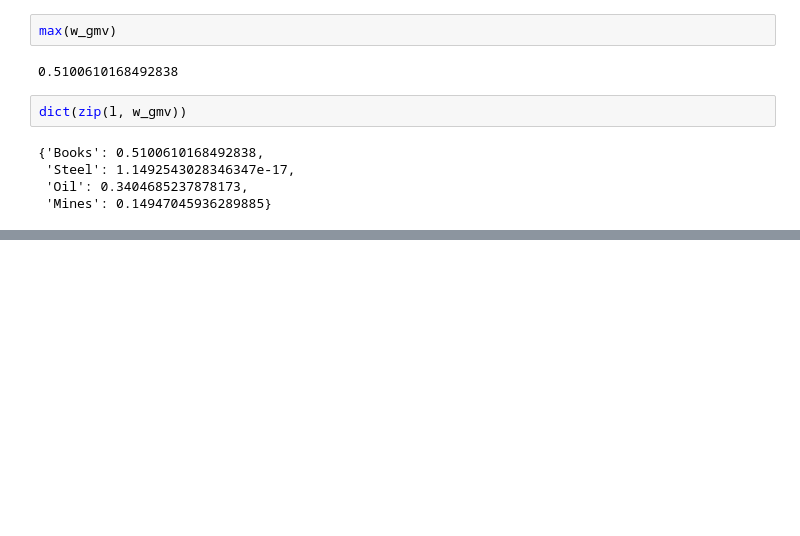
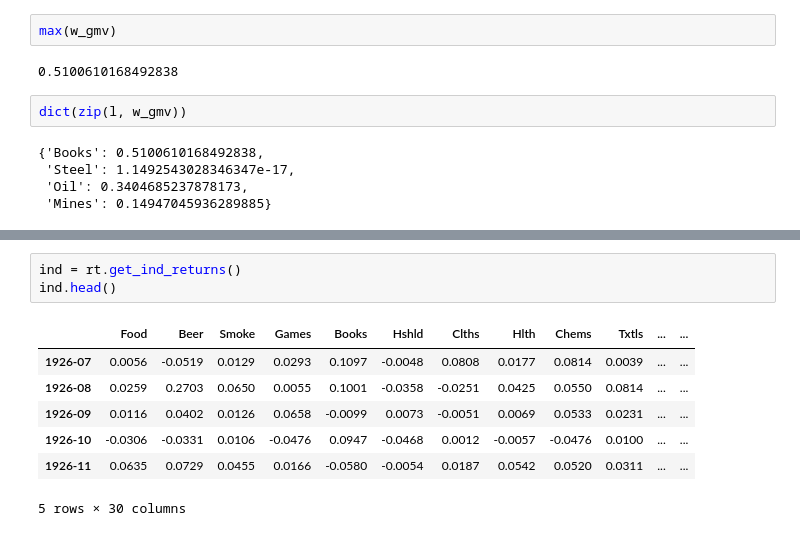
Before and after one commit to igoandrade/portfolio-construction-python, a Jupyter notebook: intro-course/week-2/mod2_graded_quiz.ipynb, the cells around one changed output, grey strips where cells are left out. Drawn from its saved outputs; the diff is of its cells as text; blank space fills up the shorter version.

```diff
--- a/intro-course/week-2/mod2_graded_quiz.ipynb
+++ b/intro-course/week-2/mod2_graded_quiz.ipynb
@@ -134,0 +147,11 @@ dict(zip(l, w_gmv))
+# %%
+ind = rt.get_ind_returns()
+ind.head()
+# %% [output]
+|  | Food | Beer | Smoke | Games | Books | Hshld | Clths | Hlth | Chems | Txtls | ... | ... |
+| 1926-07 | 0.0056 | -0.0519 | 0.0129 | 0.0293 | 0.1097 | -0.0048 | 0.0808 | 0.0177 | 0.0814 | 0.0039 | ... | ... |
+| 1926-08 | 0.0259 | 0.2703 | 0.0650 | 0.0055 | 0.1001 | -0.0358 | -0.0251 | 0.0425 | 0.0550 | 0.0814 | ... | ... |
+| 1926-09 | 0.0116 | 0.0402 | 0.0126 | 0.0658 | -0.0099 | 0.0073 | -0.0051 | 0.0069 | 0.0533 | 0.0231 | ... | ... |
+| 1926-10 | -0.0306 | -0.0331 | 0.0106 | -0.0476 | 0.0947 | -0.0468 | 0.0012 | -0.0057 | -0.0476 | 0.0100 | ... | ... |
+| 1926-11 | 0.0635 | 0.0729 | 0.0455 | 0.0166 | -0.0580 | -0.0054 | 0.0187 | 0.0542 | 0.0520 | 0.0311 | ... | ... |
+5 rows × 30 columns
```
Also changed, not shown: parts of 11 cells of this notebook.
